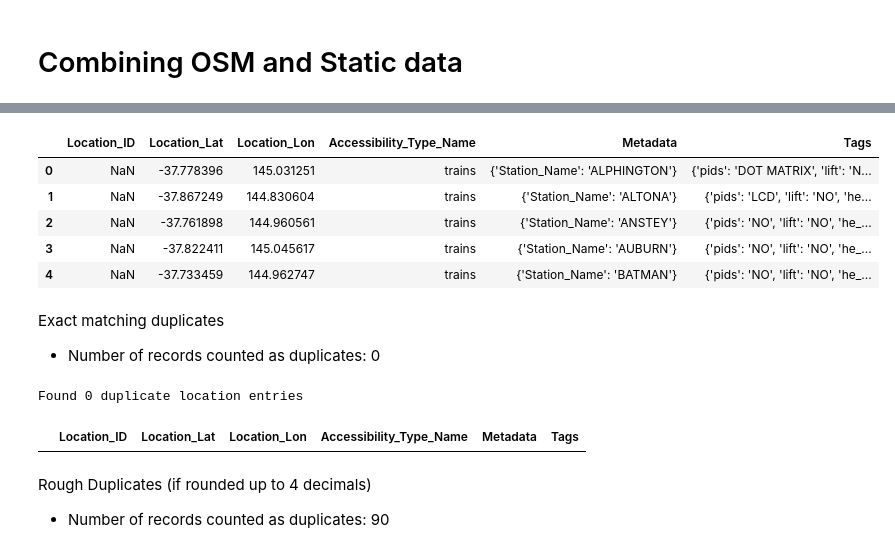
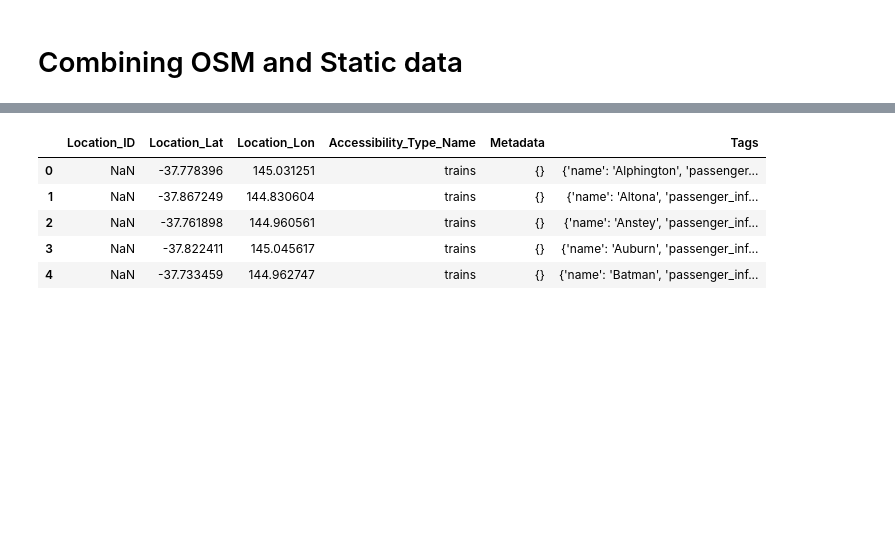
Before and after one commit to CherianK/mobility_mate, a Jupyter notebook: assets/data_preprocessing/dw_metrodata.ipynb, the cells around one changed output, grey strips where cells are left out. Drawn from its saved outputs; the diff is of its cells as text; code cells hidden in the pictures; blank space fills up the shorter version.

```diff
--- a/assets/data_preprocessing/dw_metrodata.ipynb
+++ b/assets/data_preprocessing/dw_metrodata.ipynb
@@ -70,11 +86,10 @@ metro_df.head(5)
 metro_data = metro_df
 
 # Creating a column with dictionary of metadata
-metadata_cols = ['Station_Name']
-metro_data['Metadata'] = metro_data[metadata_cols].apply(lambda row: row.to_dict(), axis=1)
+metro_data['Metadata'] = "{}"
 
 # Creating a column with dictionary of tags
-tags_cols = ['pids', 'lift', 'he_loop']
+tags_cols = ['name','passenger_information_display', 'lift', 'he_loop']
 metro_data['Tags'] = metro_data[tags_cols].apply(lambda row: row.to_dict(), axis=1)
 
 metro_data.head(5)
@@ -103,0 +118,5 @@ metro_data.to_csv('metro_CSV.csv', index=False)
+# %%
+import json
+
+metro_static = metro_data
+metro_OSM = pd.read_csv('trains_OSM.csv')
@@ -103,0 +189,5 @@ metro_data.to_csv('metro_CSV.csv', index=False)
+# %%
+final_df = final_df[['Location_ID', 'Location_Lat', 'Location_Lon',
+                     'Accessibility_Type_Name', 'Metadata', 'Tags']]
+
+final_df
@@ -104,14 +210,15 @@ metro_data.to_csv('metro_CSV.csv', index=False)
 # %% [markdown]
 # Combining OSM and Static data
 # %%
-import pandas as pd
-
-metro_static = pd.read_csv('metro_CSV.csv')
 tram_osm = pd.read_csv('tram_OSM.csv')
 
 # Renaming columns
-metro_static = metro_static.rename(columns={'Accesibility_Type_Name': 'Accessibility_Type_Name'})
+tram_osm = tram_osm.rename(columns={'Accesibility_Type_Name': 'Accessibility_Type_Name',
+                                    'Location_Lan': 'Location_Lon'})
 
-metro_static.head(5)
+tram_osm = tram_osm[['Location_ID', 'Location_Lat', 'Location_Lon',
+                     'Accessibility_Type_Name', 'Metadata', 'Tags']]
+
+tram_osm.head(5)
 # %% [output]
 |  | Location_ID | Location_Lat | Location_Lon | Accessibility_Type_Name | Metadata | Tags |
@@ -136,33 +230,12 @@ tram_osm.head(5)
 # %%
 # Combining the data
-transpo_full = pd.concat([metro_static, tram_osm], axis=0)
+transpo_full = pd.concat([final_df, tram_osm], axis=0)
 
 transpo_full.head(5)
 # %% [output]
 |  | Location_ID | Location_Lat | Location_Lon | Accessibility_Type_Name | Metadata | Tags |
-| 0 | NaN | -37.778396 | 145.031251 | trains | {'Station_Name': 'ALPHINGTON'} | {'pids': 'DOT MATRIX', 'lift': 'N... |
-| 1 | NaN | -37.867249 | 144.830604 | trains | {'Station_Name': 'ALTONA'} | {'pids': 'LCD', 'lift': 'NO', 'he... |
-| 2 | NaN | -37.761898 | 144.960561 | trains | {'Station_Name': 'ANSTEY'} | {'pids': 'NO', 'lift': 'NO', 'he_... |
-| 3 | NaN | -37.822411 | 145.045617 | trains | {'Station_Name': 'AUBURN'} | {'pids': 'NO', 'lift': 'NO', 'he_... |
-| 4 | NaN | -37.733459 | 144.962747 | trains | {'Station_Name': 'BATMAN'} | {'pids': 'NO', 'lift': 'NO', 'he_... |
+| 0 | NaN | -37.778396 | 145.031251 | trains | {} | {'name': 'Alphington', 'passenger... |
+| 1 | NaN | -37.867249 | 144.830604 | trains | {} | {'name': 'Altona', 'passenger_inf... |
+| 2 | NaN | -37.761898 | 144.960561 | trains | {} | {'name': 'Anstey', 'passenger_inf... |
+| 3 | NaN | -37.822411 | 145.045617 | trains | {} | {'name': 'Auburn', 'passenger_inf... |
+| 4 | NaN | -37.733459 | 144.962747 | trains | {} | {'name': 'Batman', 'passenger_inf... |
-# %% [markdown]
-Exact matching duplicates
-- Number of records counted as duplicates: 0
-# %%
-# standardising lat and lon to 6 decimal places
-transpo_full['Location_Lat'] = transpo_full['Location_Lat'].round(6)
-transpo_full['Location_Lon'] = transpo_full['Location_Lon'].round(6)
-
-# Check for duplicate rows based on both latitude and longitude
-duplicates = transpo_full.duplicated(subset=['Location_Lat', 'Location_Lon'], keep=False)
-
-# Show all duplicate rows (keeping all occurrences)
-duplicate_rows = transpo_full[duplicates]
-print(f"Found {len(duplicate_rows)} duplicate location entries")
-duplicate_rows.sort_values(['Location_Lat', 'Location_Lon'])
-# %% [output]
-Found 0 duplicate location entries
-|  | Location_ID | Location_Lat | Location_Lon | Accessibility_Type_Name | Metadata | Tags |
-# %% [markdown]
-Rough Duplicates (if rounded up to 4 decimals)
-- Number of records counted as duplicates: 90
```
Also changed, not shown: parts of 17 cells of this notebook.
